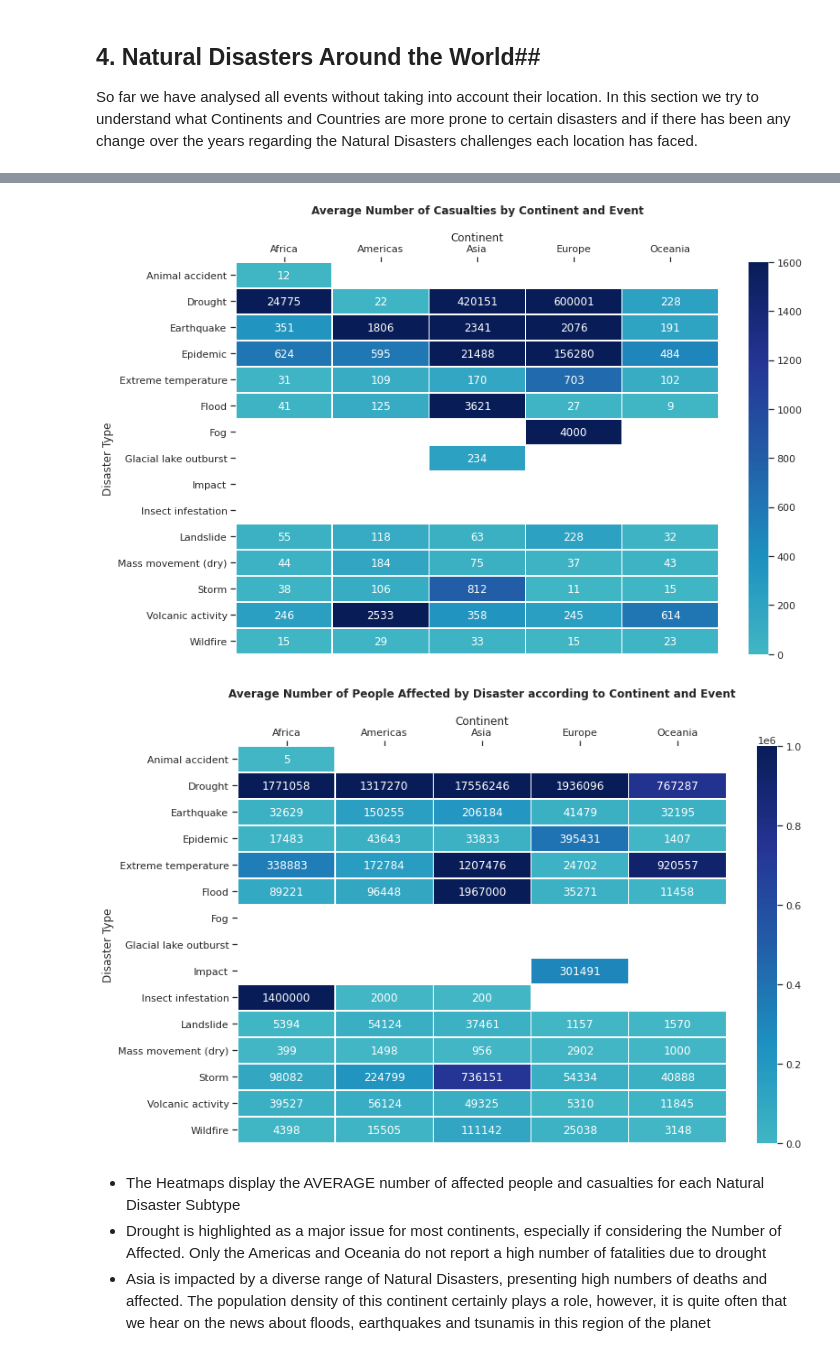
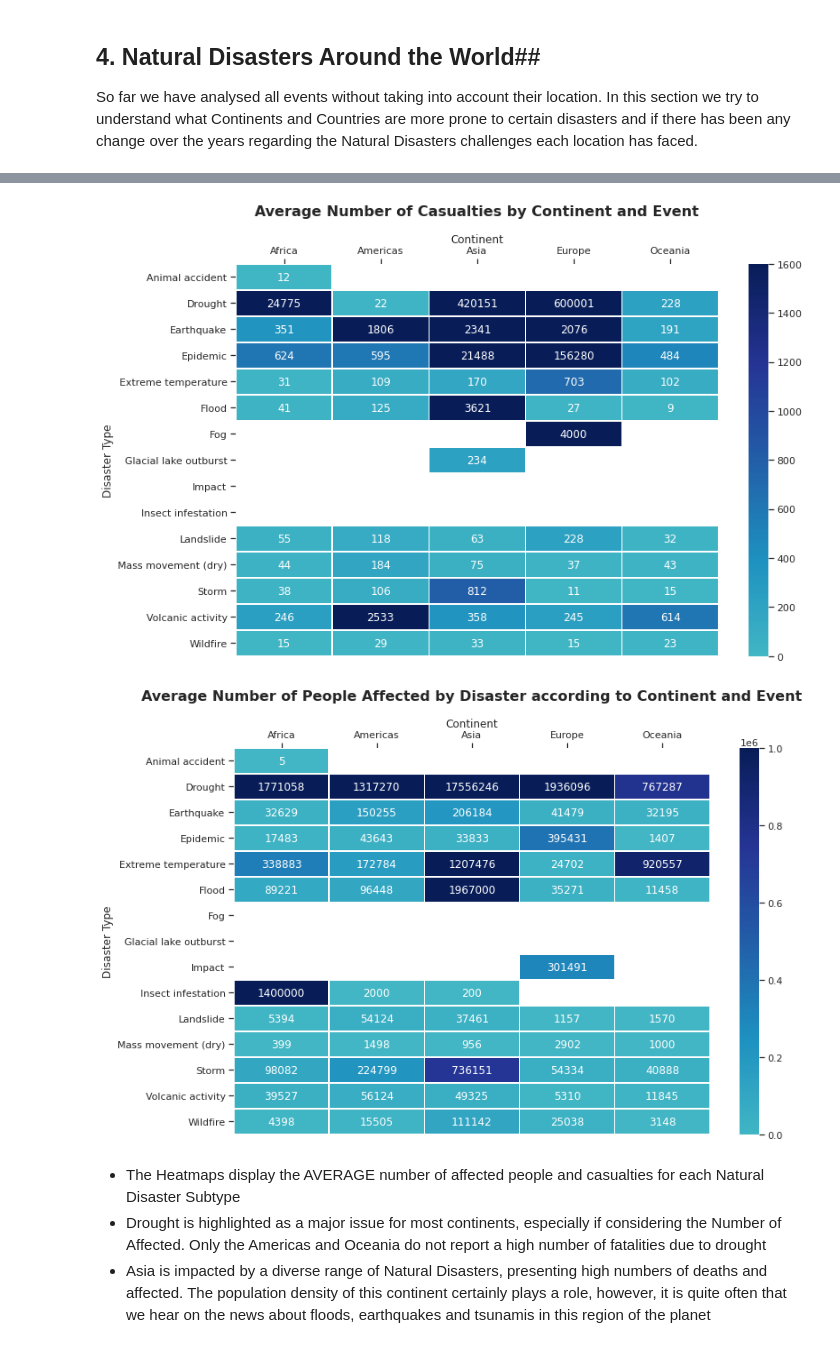
Before and after one commit to negrinij/EDA, a Jupyter notebook: EM-DAT/eda-natural-disasters.ipynb, the cells around one changed output, grey strips where cells are left out. Cells and saved outputs as stored; diff of their text form; code cells hidden in the pictures.

```diff
--- a/EM-DAT/eda-natural-disasters.ipynb
+++ b/EM-DAT/eda-natural-disasters.ipynb
@@ -105,7 +108,7 @@ def heatmap(df, index,columns,values,vmax,Title):
     ax = sns.heatmap(DisasterDuration_wide, annot=True, fmt='.0f', yticklabels='auto', cmap=sns.color_palette("YlGnBu", as_cmap=True), center=.2,vmin = 0, vmax = vmax,linewidths=.5)
     ax.xaxis.tick_top() # x axis on top
     ax.xaxis.set_label_position('top')
-    ax.set_title(Title,fontsize = 12,weight = 'bold',pad=20)
+    ax.set_title(Title,fontsize = 16,weight = 'bold',pad=20)
     plt.show()
 
 def histplot(df, x, x_axis_title,y_axys_title, plot_title):
@@ -115,7 +118,7 @@ def histplot(df, x, x_axis_title,y_axys_title, plot_title):
     plt.xticks(rotation=70,fontsize = 8)
     ax.set_xlabel(x_axis_title)
     ax.set_ylabel(y_axys_title)
-    plt.title(plot_title, fontsize = 12,weight = 'bold')
+    plt.title(plot_title, fontsize = 16,weight = 'bold')
 
 def bar_plot(x,y,xlabel,ylabel,title, label):
     plt.figure(figsize=(20,5))
@@ -143,6 +146,19 @@ def Null_Analysis(df,title):
     null_columns=df.columns[df.isnull().any()]
     null_columns_plot = df[null_columns].isnull().sum().sort_values(ascending = False)
     bar_plot(null_columns_plot.index, null_columns_plot,"Features", "Number of Null Values", title, 'percent')
+
+#Get 3 Letters code from Countries List to plot Map
+def alpha3code(column):
+    CODE=[]
+    for country in column:
+        try:
+            code=pycountry.countries.get(name=country).alpha_3
+           # .alpha_3 means 3-letter country code
+           # .alpha_2 means 2-letter country code
+            CODE.append(code)
+        except:
+            CODE.append('None')
+    return CODE
 # %% [markdown]
 # **3. The Data**
 
@@ -441,7 +596,7 @@ So far we have analysed all events without taking into account their location. I
 # %%
 #Some Data Cleanse to extract Datetime from the Dataset.
 #All of this to calculate the Duration of each event
-nd_duration = nd.loc[:,['Start Year','Start Month','Start Day','End Year','End Month','End Day','Total Deaths','Total Affected','Continent','Disaster Type']]
+nd_duration = nd.loc[:,['Start Year','Start Month','Start Day','End Year','End Month','End Day','Total Deaths','Total Affected','Continent','Disaster Type','Country']]
 nan_list = ['Start Year','Start Month','Start Day','End Year','End Month','End Day']
 
 imp = SimpleImputer(missing_values=np.nan, strategy='most_frequent')
@@ -457,35 +612,35 @@ nd_duration = nd_duration.astype({'Start Year' : int,
                 'Start Month': int,
                 'Start Day': int,
                 'End Year': int,
                 'End Month': int,
                 'End Day': int})
 
 nd_duration['SdateInt']=nd_duration['Start Year'].astype(str) + nd_duration['Start Month'].astype(str).str.zfill(2)  + nd_duration['Start Day'].astype(str).str.zfill(2)
 nd_duration['EdateInt']=nd_duration['End Year'].astype(str) + nd_duration['End Month'].astype(str).str.zfill(2)  + nd_duration['End Day'].astype(str).str.zfill(2)
 
 nd_duration['SDate'] = pd.to_datetime(nd_duration['SdateInt'],format='%Y%m%d',errors='coerce')
 nd_duration['EDate'] = pd.to_datetime(nd_duration['EdateInt'],format='%Y%m%d',errors='coerce')
 
 nd_duration['Duration'] = nd_duration['EDate']  - nd_duration['SDate']
 
 DisMonths = nd_duration.groupby('Start Month').size().reset_index()
 
 #Data Cleanse
 #This event had a "-150" days because the start and end month were probably mistaken
 nd_duration.loc[12286,['Start Month']] = 1
 #Drop rows that did not coverted to Datetime properly
 nd_duration.dropna(subset=['Duration'], inplace = True)
 
 #Transform Duration column in integer so we can compute the mean
 nd_duration['Duration'] = nd_duration['Duration'].dt.days.astype('int16')
 nd_duration = nd_duration.astype({'Duration' : int})
 DisasterDuration = nd_duration.groupby(['Disaster Type', 'Continent'])[['Total Deaths','Total Affected','Duration']].agg('mean').reset_index()
 
 heatmap(DisasterDuration, 'Disaster Type','Continent','Total Deaths',1600,'Average Number of Casualties by Continent and Event')
 heatmap(DisasterDuration, 'Disaster Type','Continent','Total Affected',1e6,'Average Number of People Affected by Disaster according to Continent and Event')
 # %% [output]
-[figure, old version]
+[figure, new version]
-[figure, old version]
+[figure, new version]
 # %% [markdown]
 * The Heatmaps display the AVERAGE number of affected people and casualties for each Natural Disaster Subtype
 * Drought is highlighted as a major issue for most continents, especially if considering the Number of Affected. Only the Americas and Oceania do not report a high number of fatalities due to drought
```
Also changed, not shown: parts of 17 cells of this notebook.
